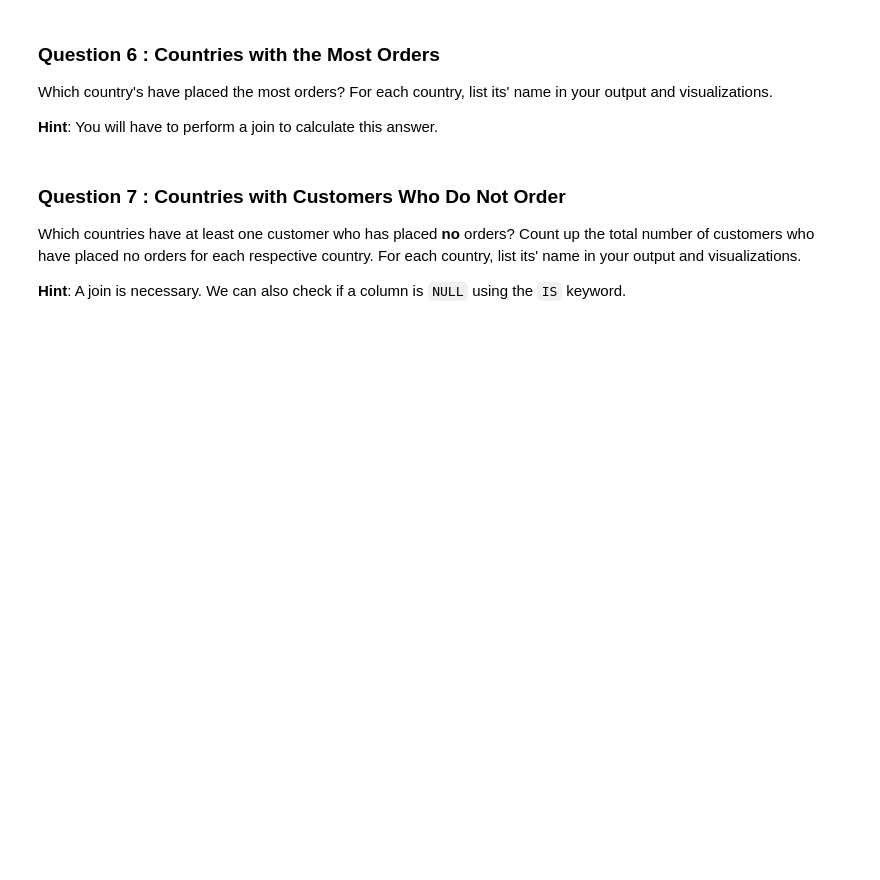
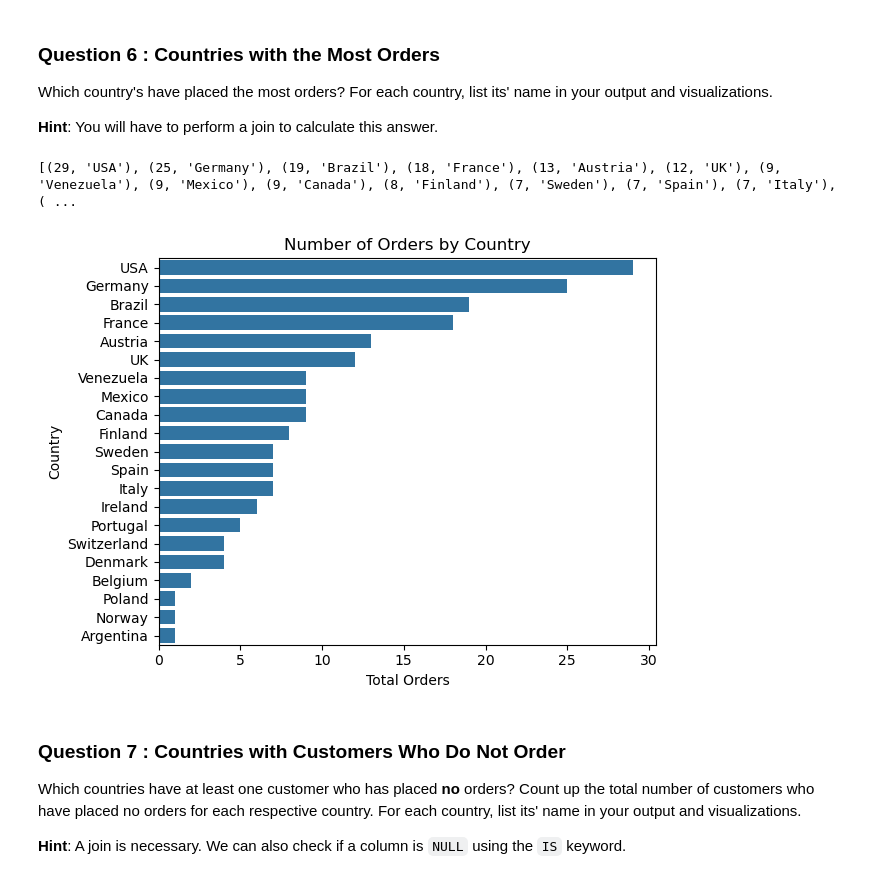
Before and after one commit to yuzchen7/adhoc-sql, a Jupyter notebook: adhoc_report.ipynb, the cells around one changed output. Cells and saved outputs as stored; diff of their text form; code cells hidden in the pictures; blank space fills up the shorter version.

```diff
--- a/adhoc_report.ipynb
+++ b/adhoc_report.ipynb
@@ -185,16 +185,39 @@ Which country's have placed the most orders? For each country, list its' name in
 **Hint**: You will have to perform a join to calculate this answer.
 # %%
 # TODO: Write a SQL query which will answer the question above.
-...
+cursor.execute("""
+    Select
+        Count(*) as TotalOrders, c.Country
+    From
+        Orders o
+    Left Join
+        Customers c
+    On
+        o.CustomerID = c.CustomerID
+    Group By
+        c.Country
+    Order By
+        TotalOrders DESC
+""")
 
 # TODO: Fetch your list of tuples and print it out
-...
+rows = cursor.fetchall()
+print(rows)
+# %% [output]
+[(29, 'USA'), (25, 'Germany'), (19, 'Brazil'), (18, 'France'), (13, 'Austria'), (12, 'UK'), (9, 'Venezuela'), (9, 'Mexico'), (9, 'Canada'), (8, 'Finland'), (7, 'Sweden'), (7, 'Spain'), (7, 'Italy'), ( ...
 # %%
 # TODO: Convert your list of tuples to a dataframe
-...
+df = pd.DataFrame(rows, columns=['Country', 'TotalOrders'])
 
 # TODO: Generate a visualization on this dataframe
-...
+sns.barplot(x='Country', y='TotalOrders', data=df)
+plt.title('Number of Orders by Country')
+plt.ylabel('Country')
+plt.xlabel('Total Orders')
+plt.tight_layout()
+plt.show()
+# %% [output]
+[figure, added]
 # %% [markdown]
 ### Question 7 : Countries with Customers Who Do Not Order
 
```
Also changed, not shown: parts of 4 cells of this notebook.
